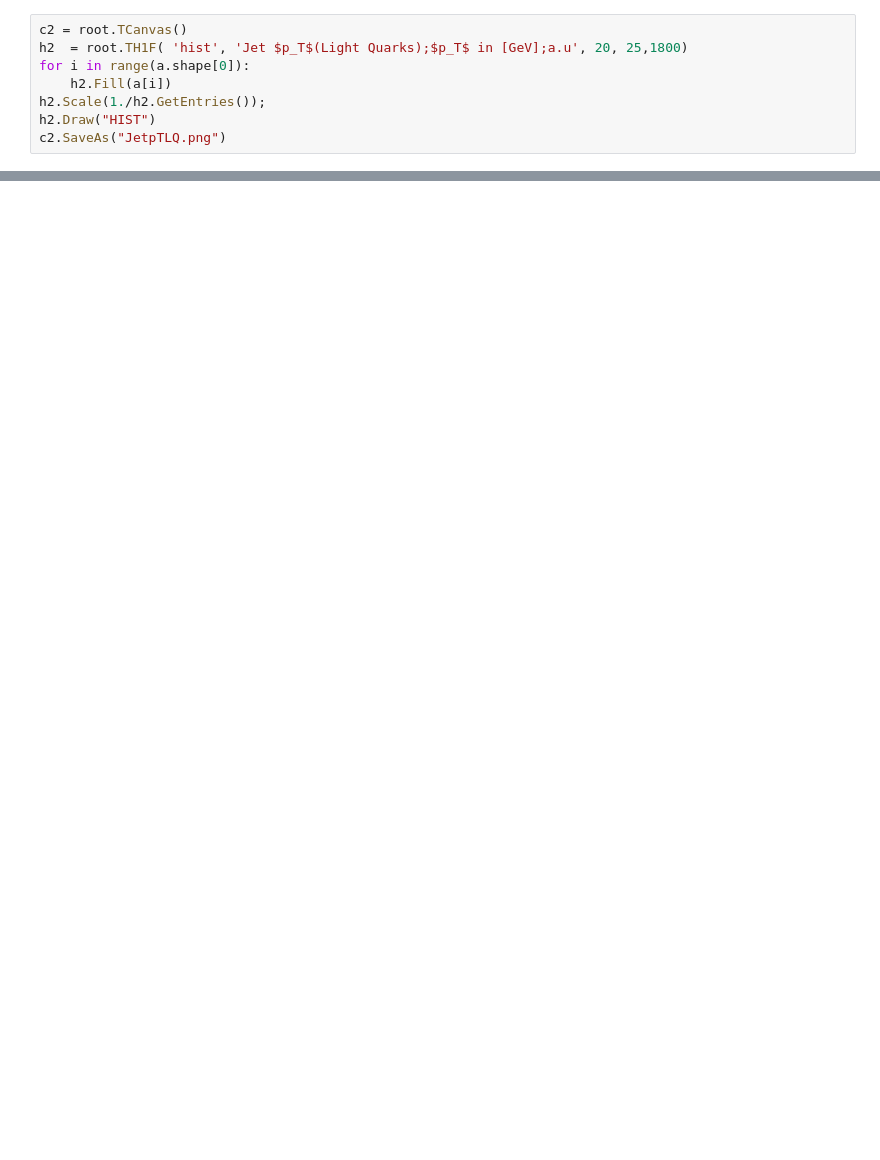
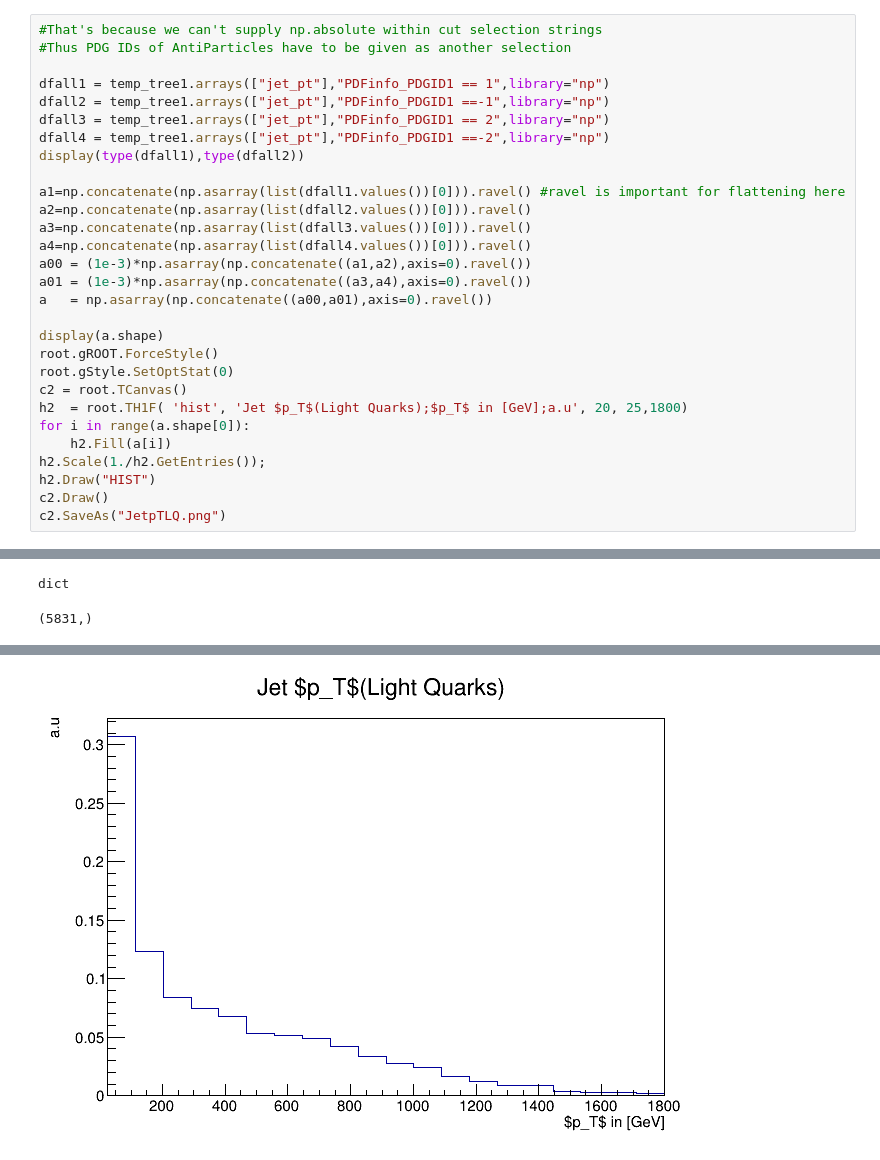
Before and after one commit to SAMMY0909/AnaTopOutputPlots, a Jupyter notebook: LQD_VALIDATION.ipynb, the cells around one changed output, grey strips where cells are left out. Cells and saved outputs as stored; diff of their text form; blank space fills up the shorter version.

```diff
--- a/LQD_VALIDATION.ipynb
+++ b/LQD_VALIDATION.ipynb
@@ -132,9 +154,30 @@ Info in <TCanvas::Print>: png file JetpTAll.png has been created
 # %%
+#That's because we can't supply np.absolute within cut selection strings
+#Thus PDG IDs of AntiParticles have to be given as another selection
+
+dfall1 = temp_tree1.arrays(["jet_pt"],"PDFinfo_PDGID1 == 1",library="np")
+dfall2 = temp_tree1.arrays(["jet_pt"],"PDFinfo_PDGID1 ==-1",library="np")
+dfall3 = temp_tree1.arrays(["jet_pt"],"PDFinfo_PDGID1 == 2",library="np")
+dfall4 = temp_tree1.arrays(["jet_pt"],"PDFinfo_PDGID1 ==-2",library="np")
+display(type(dfall1),type(dfall2))
+
+a1=np.concatenate(np.asarray(list(dfall1.values())[0])).ravel() #ravel is important for flattening here
+a2=np.concatenate(np.asarray(list(dfall2.values())[0])).ravel()
+a3=np.concatenate(np.asarray(list(dfall3.values())[0])).ravel()
+a4=np.concatenate(np.asarray(list(dfall4.values())[0])).ravel()
+a00 = (1e-3)*np.asarray(np.concatenate((a1,a2),axis=0).ravel())
+a01 = (1e-3)*np.asarray(np.concatenate((a3,a4),axis=0).ravel())
+a   = np.asarray(np.concatenate((a00,a01),axis=0).ravel())
+
+display(a.shape)
+root.gROOT.ForceStyle()
+root.gStyle.SetOptStat(0)
 c2 = root.TCanvas()
 h2  = root.TH1F( 'hist', 'Jet $p_T$(Light Quarks);$p_T$ in [GeV];a.u', 20, 25,1800)
 for i in range(a.shape[0]):
     h2.Fill(a[i])
 h2.Scale(1./h2.GetEntries());
 h2.Draw("HIST")
+c2.Draw()
 c2.SaveAs("JetpTLQ.png")
 # %% [output]
@@ -142,0 +185,2 @@ Info in <TCanvas::Print>: png file JetpTLQ.png has been created
+dict
+(5831,)
@@ -142,0 +189 @@ Info in <TCanvas::Print>: png file JetpTLQ.png has been created
+[figure, added]
```
Also changed, not shown: parts of 14 cells of this notebook.
